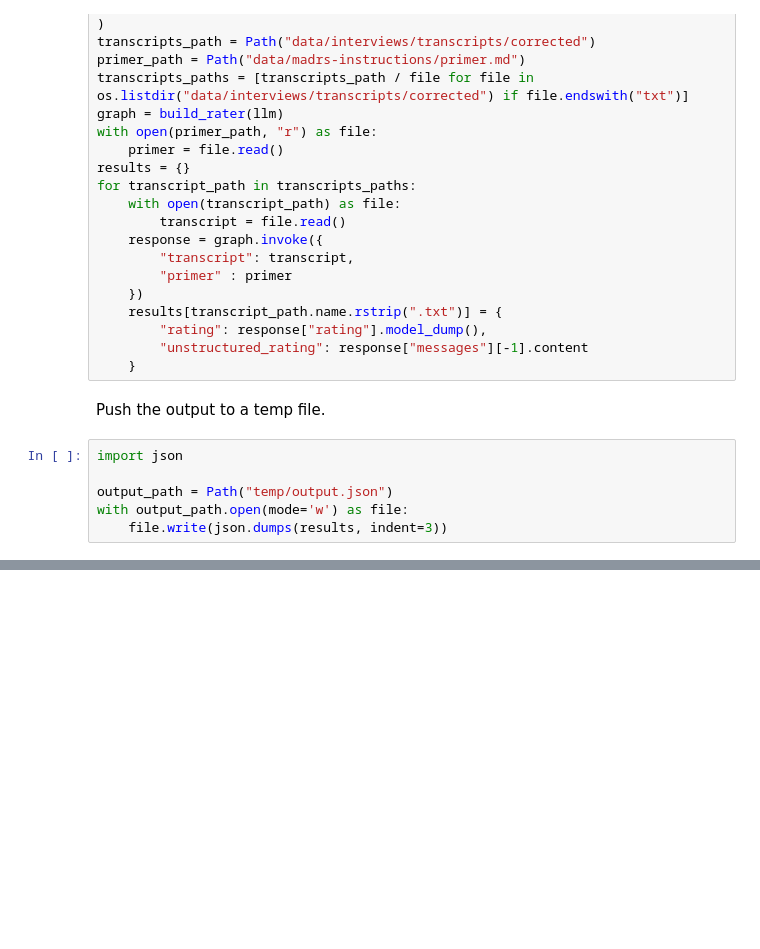
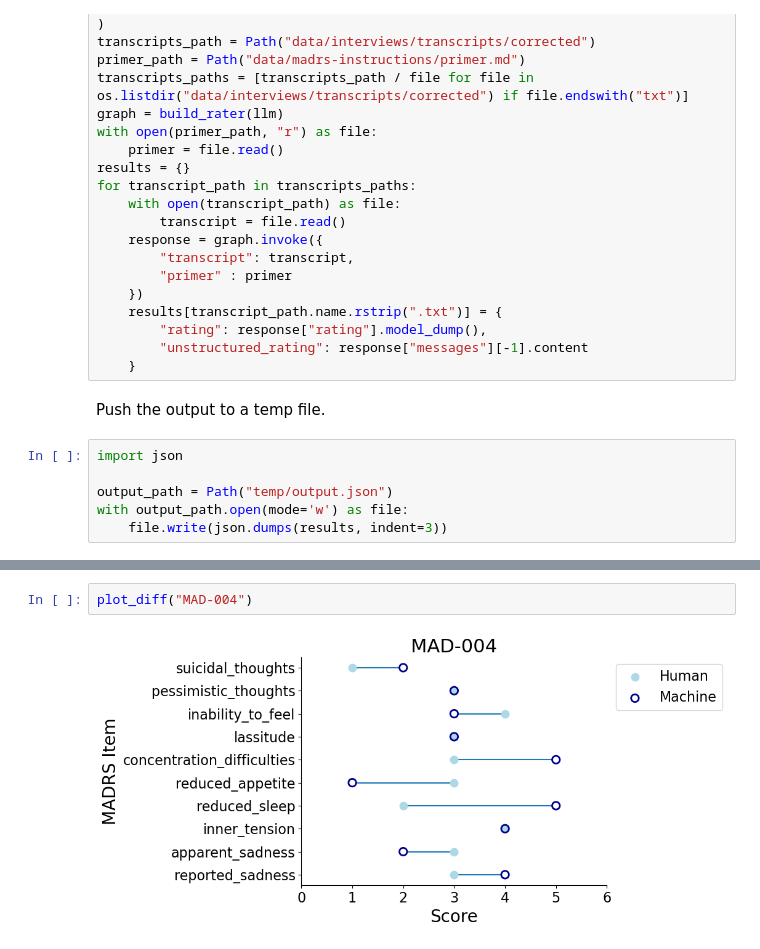
Before and after one commit to MADRS-interview/MADRS-transcribe, a Jupyter notebook: notebooks/naive-langchain-rate.ipynb, the cells around one changed output, grey strips where cells are left out. Drawn from its saved outputs; the diff is of its cells as text; blank space fills up the shorter version.

```diff
--- a/notebooks/naive-langchain-rate.ipynb
+++ b/notebooks/naive-langchain-rate.ipynb
@@ -195,0 +289,4 @@ with output_path.open(mode='w') as file:
+# %%
+plot_diff("MAD-004")
+# %% [output]
+[figure, added]
```
Also changed, not shown: parts of 12 cells of this notebook.
